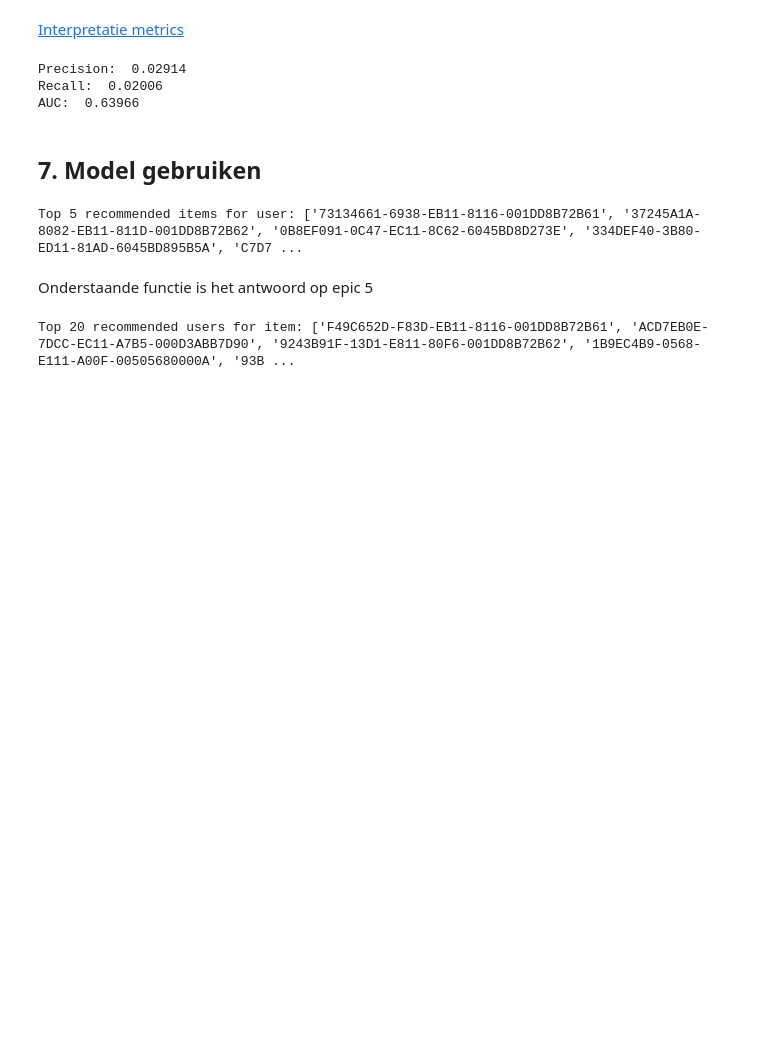
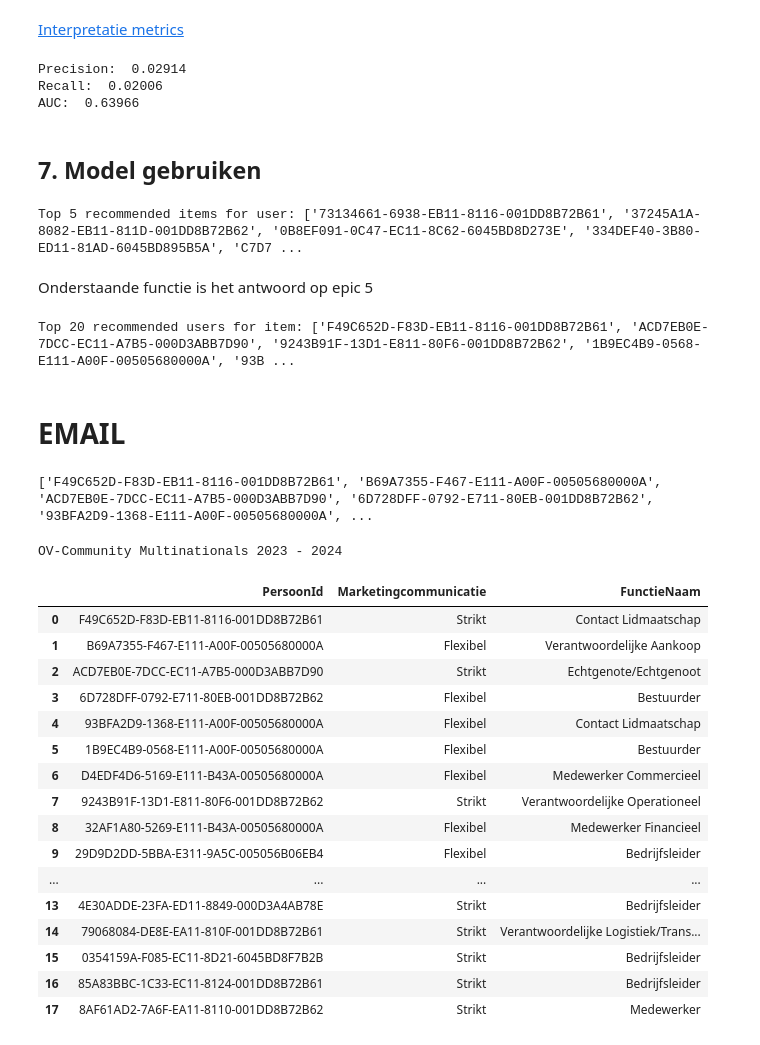
Before and after one commit to Pineapple217/HoGent-Data-Engineering-Project-2324, a Jupyter notebook: notebooks/Item based Collaborative filtering/LightFM.ipynb, the cells around one changed output. Drawn from its saved outputs; the diff is of its cells as text; code cells hidden in the pictures; blank space fills up the shorter version.

Commit message:
LightFM recommended users sorteren van minste marketing presssure naar meest + email

```diff
--- a/notebooks/Item based Collaborative filtering/LightFM.ipynb
+++ b/notebooks/Item based Collaborative filtering/LightFM.ipynb
@@ -250,7 +252,7 @@ for epoch in tqdm(range(NO_EPOCHS)):
 
     if test_auc > best_score:
         best_score = test_auc
-        save_model(model)
+        # save_model(model)
 
     print(f'Epoch {epoch + 1}/{NO_EPOCHS}, Train AUC: {train_auc}, Test AUC: {test_auc}')
 # %% [output]
@@ -317,6 +319,36 @@ print(get_top_items_for_user('6E42A199-9F70-E911-80FE-001DD8B72B62'))
 Top 5 recommended items for user: ['73134661-6938-EB11-8116-001DD8B72B61', '37245A1A-8082-EB11-811D-001DD8B72B62', '0B8EF091-0C47-EC11-8C62-6045BD8D273E', '334DEF40-3B80-ED11-81AD-6045BD895B5A', 'C7D7 ...
 # %% [markdown]
 Onderstaande functie is het antwoord op epic 5
+# %%
+def get_top_users_for_item(item_id):
+    """
+    Returns the top 20 recommended users for a given item, sorted by the number of campaigns entered.
+
+    Parameters:
+    item_id (str): The ID of the item.
+
+    Returns:
+    str: A string containing the top 20 recommended users for the item, sorted by the number of campaigns entered.
+    """
+    item_id_internal = dataset.mapping()[2][item_id]
+
+    user_ids_internal = np.array(list(dataset.mapping()[0].values()))
+
+    scores = model.predict(user_ids_internal, np.repeat(item_id_internal, len(user_ids_internal)))
+
+    top_users_indices = np.argsort(-scores)[:20]
+
+    top_users_ids = [list(dataset.mapping()[0].keys())[i] for i in top_users_indices]
+
+    top_users_ids = sorted(top_users_ids, key=lambda user_id: len(df[df['PersoonId'] == user_id]))
+
+    return f'Top 20 recommended users for item: {top_users_ids}'
+
+print(get_top_users_for_item('8FCA1D31-1EB7-E811-80F4-001DD8B72B62'))
+# %% [output]
+Top 20 recommended users for item: ['F49C652D-F83D-EB11-8116-001DD8B72B61', 'ACD7EB0E-7DCC-EC11-A7B5-000D3ABB7D90', '9243B91F-13D1-E811-80F6-001DD8B72B62', '1B9EC4B9-0568-E111-A00F-00505680000A', '93B ...
+# %% [markdown]
+# EMAIL
 # %%
 def get_top_users_for_item(item_id):
     """
@@ -338,8 +370,47 @@ def get_top_users_for_item(item_id):
 
     top_users_ids = [list(dataset.mapping()[0].keys())[i] for i in top_users_indices]
 
-    return f'Top 20 recommended users for item: {top_users_ids}'
+    return top_users_ids
 
-print(get_top_users_for_item('8FCA1D31-1EB7-E811-80F4-001DD8B72B62'))
+print(get_top_users_for_item('6A6101D3-B214-EE11-8F6D-6045BD895554'))
 # %% [output]
-Top 20 recommended users for item: ['F49C652D-F83D-EB11-8116-001DD8B72B61', 'ACD7EB0E-7DCC-EC11-A7B5-000D3ABB7D90', '9243B91F-13D1-E811-80F6-001DD8B72B62', '1B9EC4B9-0568-E111-A00F-00505680000A', '93B ...
+['F49C652D-F83D-EB11-8116-001DD8B72B61', 'B69A7355-F467-E111-A00F-00505680000A', 'ACD7EB0E-7DCC-EC11-A7B5-000D3ABB7D90', '6D728DFF-0792-E711-80EB-001DD8B72B62', '93BFA2D9-1368-E111-A00F-00505680000A', ...
+# %%
+users = get_top_users_for_item('6A6101D3-B214-EE11-8F6D-6045BD895554')
+# %%
+query = text("SELECT CampagneNaam FROM Campagne WHERE CampagneId = '6A6101D3-B214-EE11-8F6D-6045BD895554'")
+result = connection.execute(query).fetchone()
+campagne_naam = result[0]
+
+print(campagne_naam)
+# %% [output]
+OV-Community Multinationals 2023 - 2024
+# %%
+df_persoon = pd.DataFrame()  # Create an empty dataframe
+
+for user in users:
+    query = text(f"SELECT Persoon.PersoonId, Persoon.Marketingcommunicatie, Functie.Naam AS FunctieNaam FROM Persoon JOIN Contactfiche ON Persoon.PersoonId = Contactfiche.PersoonId JOIN ContactficheFunctie ON Contactfiche.ContactpersoonId = ContactficheFunctie.ContactpersoonId JOIN Functie ON ContactficheFunctie.FunctieId = Functie.FunctieId JOIN Account ON Account.AccountId = Contactfiche.AccountId WHERE Persoon.PersoonId = '{user}'")
+    user = pd.read_sql_query(query, connection)
+    user = user.drop_duplicates(subset='PersoonId', keep='first')
+    df_persoon = pd.concat([df_persoon, user], ignore_index=True)
+    df_persoon = df_persoon[df_persoon['Marketingcommunicatie'] != 'Uitgeschreven']
+
+display(df_persoon)
+# %% [output]
+|  | PersoonId | Marketingcommunicatie | FunctieNaam |
+| 0 | F49C652D-F83D-EB11-8116-001DD8B72B61 | Strikt | Contact Lidmaatschap |
+| 1 | B69A7355-F467-E111-A00F-00505680000A | Flexibel | Verantwoordelijke Aankoop |
+| 2 | ACD7EB0E-7DCC-EC11-A7B5-000D3ABB7D90 | Strikt | Echtgenote/Echtgenoot |
+| 3 | 6D728DFF-0792-E711-80EB-001DD8B72B62 | Flexibel | Bestuurder |
+| 4 | 93BFA2D9-1368-E111-A00F-00505680000A | Flexibel | Contact Lidmaatschap |
+| 5 | 1B9EC4B9-0568-E111-A00F-00505680000A | Flexibel | Bestuurder |
+| 6 | D4EDF4D6-5169-E111-B43A-00505680000A | Flexibel | Medewerker Commercieel |
+| 7 | 9243B91F-13D1-E811-80F6-001DD8B72B62 | Strikt | Verantwoordelijke Operationeel |
+| 8 | 32AF1A80-5269-E111-B43A-00505680000A | Flexibel | Medewerker Financieel |
+| 9 | 29D9D2DD-5BBA-E311-9A5C-005056B06EB4 | Flexibel | Bedrijfsleider |
+| ... | ... | ... | ... |
+| 13 | 4E30ADDE-23FA-ED11-8849-000D3A4AB78E | Strikt | Bedrijfsleider |
+| 14 | 79068084-DE8E-EA11-810F-001DD8B72B61 | Strikt | Verantwoordelijke Logistiek/Trans... |
+| 15 | 0354159A-F085-EC11-8D21-6045BD8F7B2B | Strikt | Bedrijfsleider |
+| 16 | 85A83BBC-1C33-EC11-8124-001DD8B72B61 | Strikt | Bedrijfsleider |
+| 17 | 8AF61AD2-7A6F-EA11-8110-001DD8B72B62 | Strikt | Medewerker |
```
Also changed, not shown: parts of 9 cells of this notebook.
